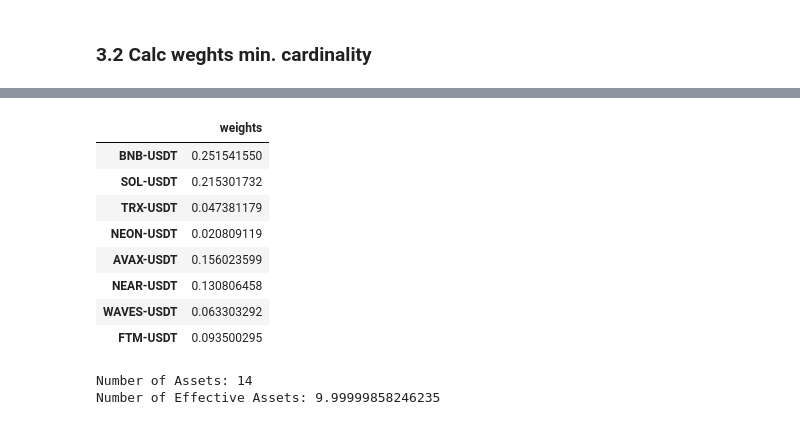
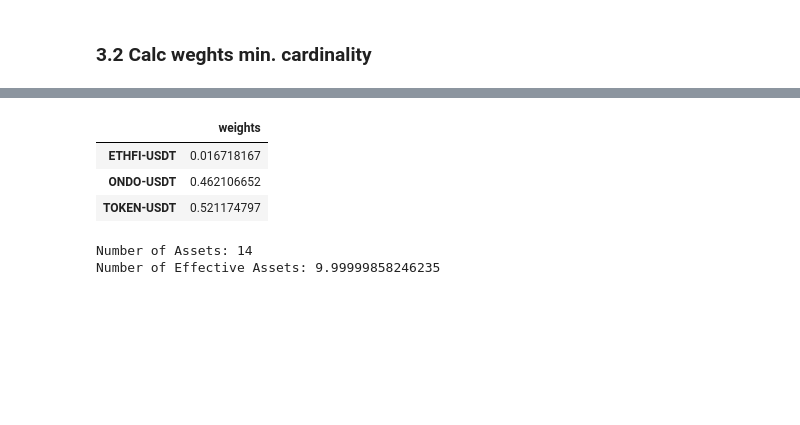
Before and after one commit to s-agapov/QuantMod, a Jupyter notebook: TP/02-main.ipynb, the cells around one changed output, grey strips where cells are left out. Drawn from its saved outputs; the diff is of its cells as text; code cells hidden in the pictures; blank space fills up the shorter version.

```diff
--- a/TP/02-main.ipynb
+++ b/TP/02-main.ipynb
@@ -260,6 +258,7 @@ x
 # %% [markdown]
 ### 0. Data from exchange
 # %%
+pair = 'USDT'
 index_assets = pd.read_csv('Portfolio/index_assets.csv')['asset'].tolist()
 index_low_assets = pd.read_csv('Portfolio/index_low_assets.csv')['asset'].tolist()
 index_all = index_assets
@@ -273,7 +272,7 @@ assets = ['ADA', 'APT', 'AVAX', 'BNB', 'SOL', 'TRX', 'ZIL', 'NEON',  'WLD', 'PEP
 
 assets.sort()
 
-markets = [m + '-' + pair for m in assets]
+#markets = [m + '-' + pair for m in assets]
 
 start_timestamp = exchange.parse8601('2023-04-01 00:00:00')
 timeframes = {'1h':60, '4h':60}
@@ -411,23 +448,18 @@ display(w.T)
 # %%
 # First we need to delete the cardinality constraint
 port.card = None
 
 # Then we need to set the constraint on the minimum number of effective assets
-port.nea = 6
+port.nea = 2
 
 w = port.optimization(model=model, rm=rm, obj=obj, rf=rf, l=l, hist=hist)
 
 display(w[w.weights > 0.01])
 # %% [output]
 |  | weights |
-| BNB-USDT | 0.251541550 |
-| SOL-USDT | 0.215301732 |
-| TRX-USDT | 0.047381179 |
-| NEON-USDT | 0.020809119 |
-| AVAX-USDT | 0.156023599 |
-| NEAR-USDT | 0.130806458 |
-| WAVES-USDT | 0.063303292 |
-| FTM-USDT | 0.093500295 |
+| ETHFI-USDT | 0.016718167 |
+| ONDO-USDT | 0.462106652 |
+| TOKEN-USDT | 0.521174797 |
 # %%
 # Number of assets in portfolio
 n_assets = np.sum(np.where(np.round(w,4) > 0, 1, 0)).item()
```
Also changed, not shown: parts of 5 cells of this notebook, 10 other files.
